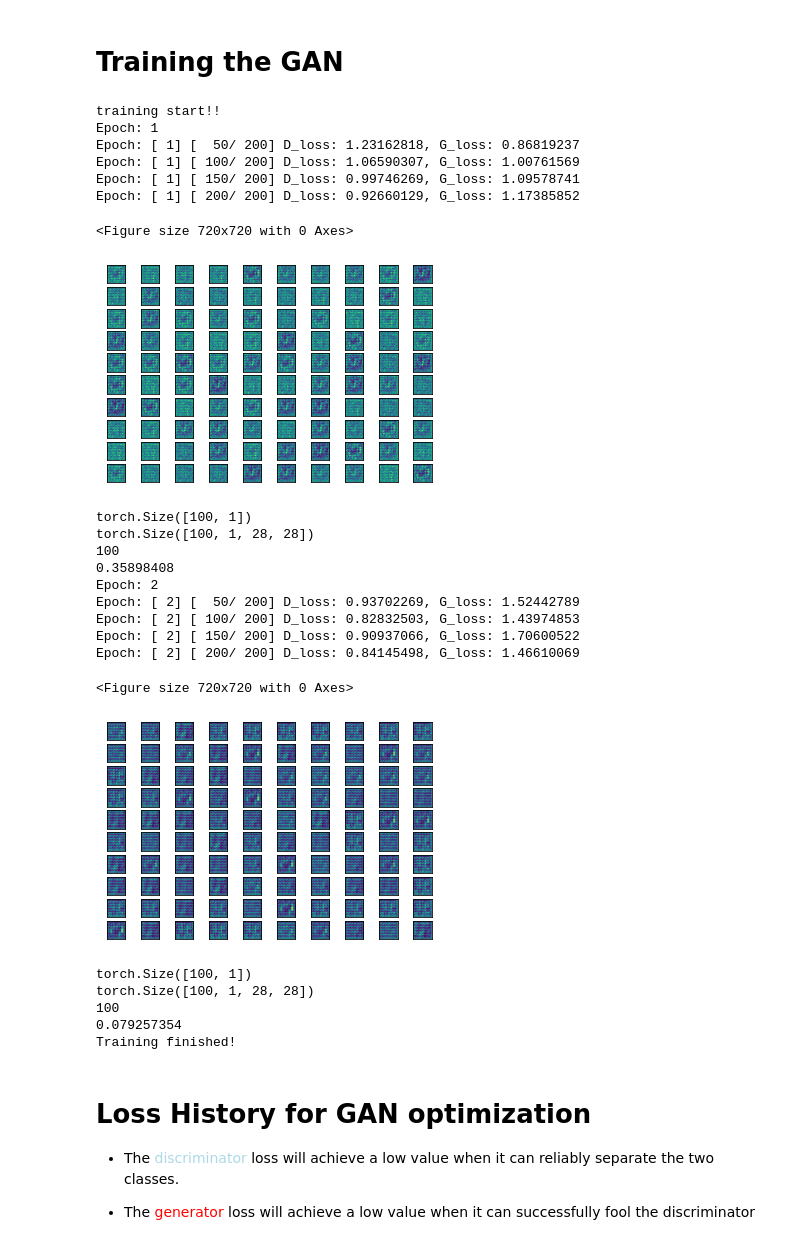
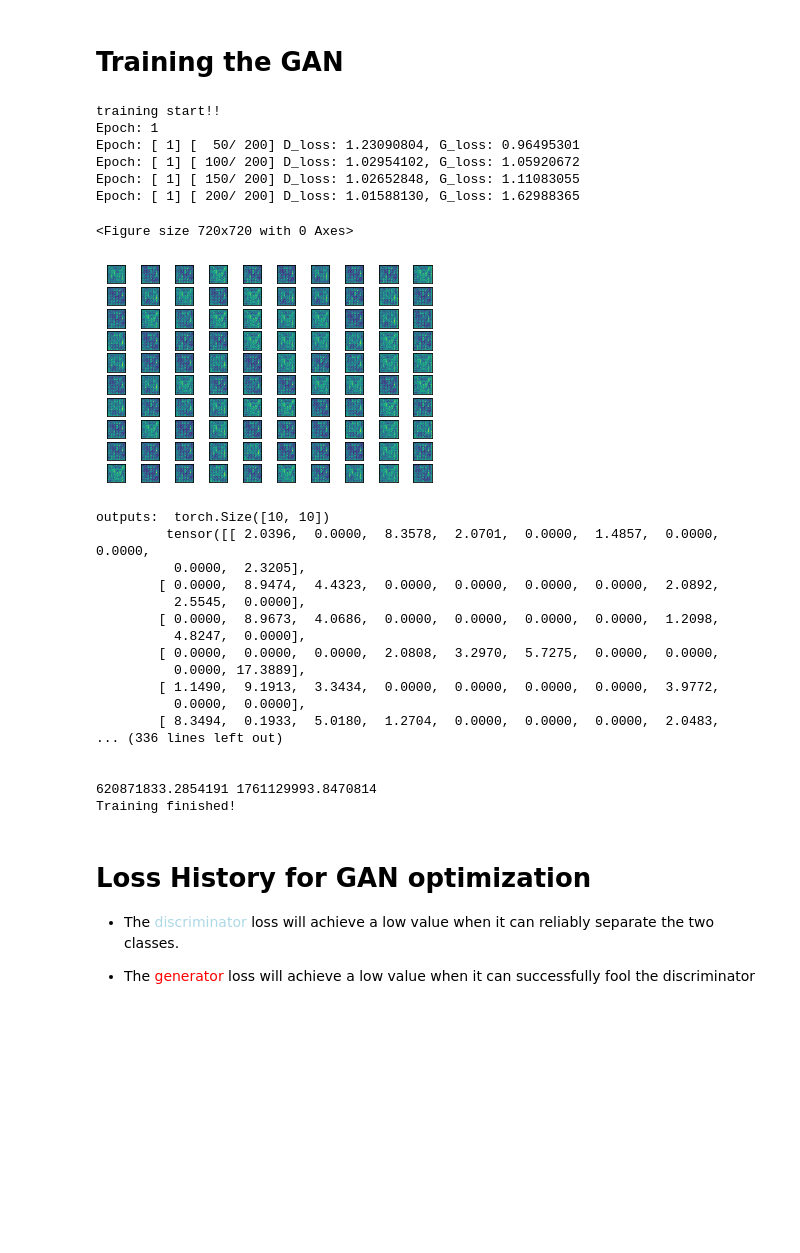
Before and after one commit to Olivia-Feldman/NUGAN-DISTGAN, a Jupyter notebook: NuGAN.ipynb, the cells around one changed output. Cells and saved outputs as stored; diff of their text form; code cells hidden in the pictures; blank space fills up the shorter version.

```diff
--- a/NuGAN.ipynb
+++ b/NuGAN.ipynb
@@ -36,0 +211,3 @@ Train Shape: torch.Size([60000, 28, 28]) Test Shape: torch.Size([10000, 28, 28])
+# %%
+classifier = Classifier()
+classifier.train()
@@ -70,25 +271,3 @@ def visualize_results(gan):
 # Method for determinign inception score of GAN
 
 [Article for help implementing](https://machinelearningmastery.com/how-to-implement-the-inception-score-from-scratch-for-evaluating-generated-images/)
-# %%
-def inception_score(gan):
-
-      num_images = 100
-      sample_z_ = torch.rand((num_images, gan.z_dim)).cuda()
-      print(sample_z_.shape)
-      samples = gan.G(sample_z_)
-      print(samples.shape)
-
-      N = len(samples)
-
-      print(N)
-
-      D_fake = gan.D(samples)
-      D_fake = D_fake.cpu().data.numpy()
-
-      print(D_fake[0][0])
-
-      # Get predictions
-      # The inception score has a lowest value of 1.0 and a highest value of the number of classes supported by the classification model;
-      # In the MNIST dataset, there are 10 classes
-      preds = np.zeros((N, 10))
@@ -468,37 +714,38 @@ class GAN():
 # %% [markdown]
 # Training the GAN
 # %%
-params = {'beta1': 0.5, 'beta2': 0.999,'lr_g':0.0002,'lr_d':0.0002,'max_epochs':2}
+params = {'beta1': 0.5, 'beta2': 0.999,'lr_g':0.0002,'lr_d':0.0002,'max_epochs':1}
 params['z_dim'] = 1
 params['base_size'] = 64
 
 gan = GAN(params)
 gan.train()
 # %% [output]
 training start!!
 Epoch: 1
-Epoch: [ 1] [  50/ 200] D_loss: 1.23162818, G_loss: 0.86819237
-Epoch: [ 1] [ 100/ 200] D_loss: 1.06590307, G_loss: 1.00761569
-Epoch: [ 1] [ 150/ 200] D_loss: 0.99746269, G_loss: 1.09578741
-Epoch: [ 1] [ 200/ 200] D_loss: 0.92660129, G_loss: 1.17385852
+Epoch: [ 1] [  50/ 200] D_loss: 1.23090804, G_loss: 0.96495301
+Epoch: [ 1] [ 100/ 200] D_loss: 1.02954102, G_loss: 1.05920672
+Epoch: [ 1] [ 150/ 200] D_loss: 1.02652848, G_loss: 1.11083055
+Epoch: [ 1] [ 200/ 200] D_loss: 1.01588130, G_loss: 1.62988365
 <Figure size 720x720 with 0 Axes>
-[figure, old version]
+[figure, new version]
-torch.Size([100, 1])
-torch.Size([100, 1, 28, 28])
-100
-0.35898408
-Epoch: 2
-Epoch: [ 2] [  50/ 200] D_loss: 0.93702269, G_loss: 1.52442789
-Epoch: [ 2] [ 100/ 200] D_loss: 0.82832503, G_loss: 1.43974853
-Epoch: [ 2] [ 150/ 200] D_loss: 0.90937066, G_loss: 1.70600522
-Epoch: [ 2] [ 200/ 200] D_loss: 0.84145498, G_loss: 1.46610069
+outputs:  torch.Size([10, 10])
+         tensor([[ 2.0396,  0.0000,  8.3578,  2.0701,  0.0000,  1.4857,  0.0000,  0.0000,
+          0.0000,  2.3205],
+        [ 0.0000,  8.9474,  4.4323,  0.0000,  0.0000,  0.0000,  0.0000,  2.0892,
+          2.5545,  0.0000],
+        [ 0.0000,  8.9673,  4.0686,  0.0000,  0.0000,  0.0000,  0.0000,  1.2098,
+          4.8247,  0.0000],
+        [ 0.0000,  0.0000,  0.0000,  2.0808,  3.2970,  5.7275,  0.0000,  0.0000,
+          0.0000, 17.3889],
+        [ 1.1490,  9.1913,  3.3434,  0.0000,  0.0000,  0.0000,  0.0000,  3.9772,
+          0.0000,  0.0000],
+        [ 8.3494,  0.1933,  5.0180,  1.2704,  0.0000,  0.0000,  0.0000,  2.0483,
+... (336 lines left out)
+
+
+620871833.2854191 1761129993.8470814
+Training finished!
-<Figure size 720x720 with 0 Axes>
-[figure, removed]
-torch.Size([100, 1])
-torch.Size([100, 1, 28, 28])
-100
-0.079257354
-Training finished!
 # %% [markdown]
 # Loss History for GAN optimization
 
```
Also changed, not shown: parts of 8 cells of this notebook.
